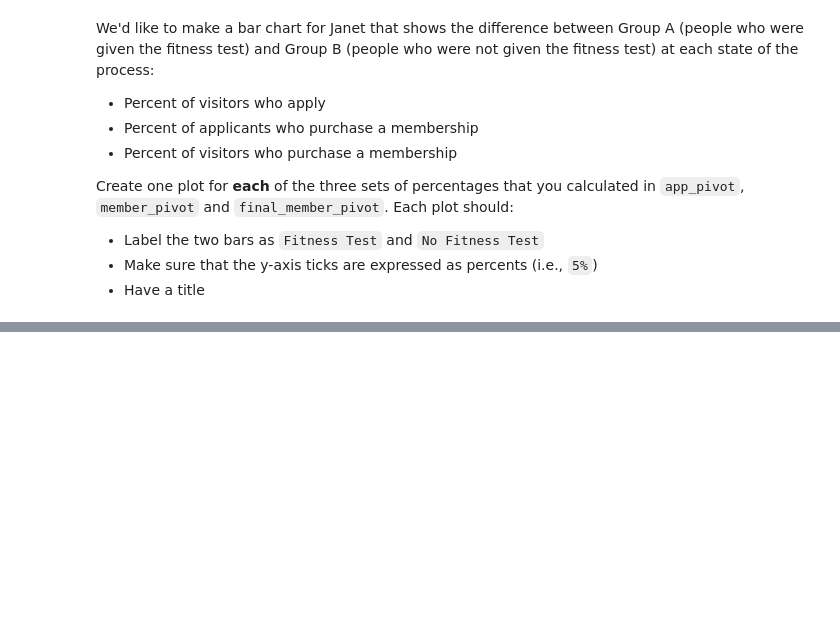
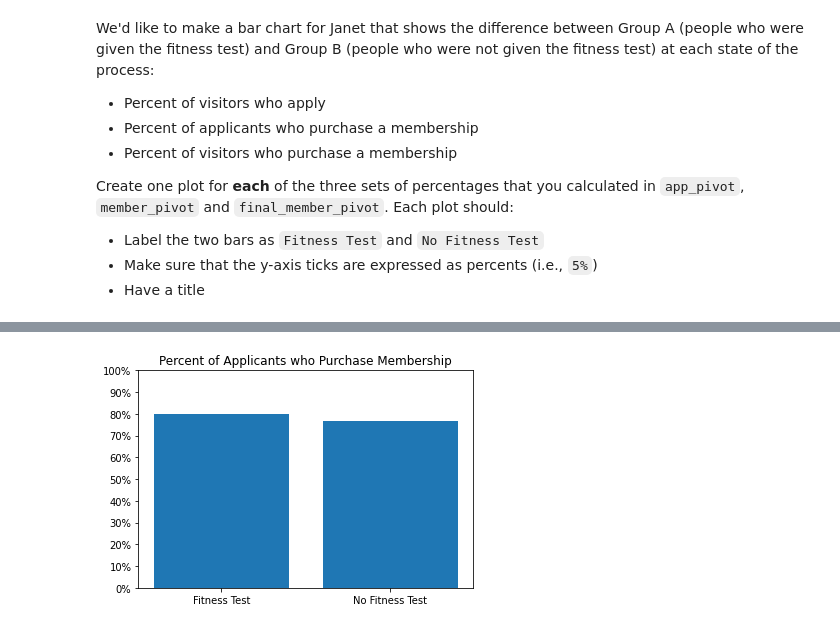
Before and after one commit to bravocharliemike/gym_ab, a Jupyter notebook: gym_ab.ipynb, the cells around one changed output, grey strips where cells are left out. Drawn from its saved outputs; the diff is of its cells as text; code cells hidden in the pictures; blank space fills up the shorter version.

```diff
--- a/gym_ab.ipynb
+++ b/gym_ab.ipynb
@@ -290,3 +360,10 @@ Is this result significant?
 Of those who picked up an application, how many purchased a membership?
 
 Let's begin by adding a column to `df` called `is_member` which is `Member` if `purchase_date` is not `None`, and `Not Member` otherwise.
+# %%
+df['is_member'] = df.purchase_date.apply(
+    lambda x: 'Member' if pd.notnull(x)
+    else 'Not Member'
+)
+
+df.head()
@@ -293,2 +377,5 @@ Let's begin by adding a column to `df` called `is_member` which is `Member` if `
 # %% [markdown]
 Now, let's create a DataFrame called `just_apps` the contains only people who picked up an application.
+# %%
+just_apps = df[df.is_application == 'Application']
+just_apps
@@ -301,3 +402,15 @@ Great! Now, let's do a `groupby` to find out how many people in `just_apps` are
 |1|B|?|?|?|?|
 
 Save your final DataFrame as `member_pivot`.
+# %%
+just_apps_groupby = just_apps.groupby(['ab_test_group', 'is_member']).first_name.count().reset_index()
+just_apps_groupby
+
+# Create a pivot of the data frame
+member_pivot = just_apps_groupby.pivot(
+    index='ab_test_group',
+    columns='is_member',
+    values='first_name'
+).reset_index()
+
+member_pivot
@@ -303,0 +421,6 @@ Save your final DataFrame as `member_pivot`.
+# %%
+# Calculate total and percentage of purchases
+member_pivot['Total'] = member_pivot['Member'] + member_pivot['Not Member']
+member_pivot['Percent Purchase'] = member_pivot['Member'] / member_pivot['Total']
+
+member_pivot
@@ -333,0 +504,12 @@ Create one plot for **each** of the three sets of percentages that you calculate
+# %%
+# Percent of applicants who purchase a membership
+ax = plt.subplot()
+ab_group = ['Fitness Test', 'No Fitness Test']
+plt.bar(ab_group, member_pivot['Percent Purchase'].values)
+plt.title('Percent of Applicants who Purchase Membership')
+ax.set_yticks([0, 0.1, 0.2, 0.3, 0.4, 0.5, 0.6, 0.7, 0.8, 0.9, 1])
+ax.set_yticklabels(['0%', '10%', '20%', '30%', '40%', '50%', '60%', '70%', '80%', '90%', '100%'])
+#plt.show()
+plt.savefig('percent_applicants_membership.png')
+# %% [output]
+[figure, added]
```
Also changed, not shown: parts of 19 cells of this notebook, 4 other files.
